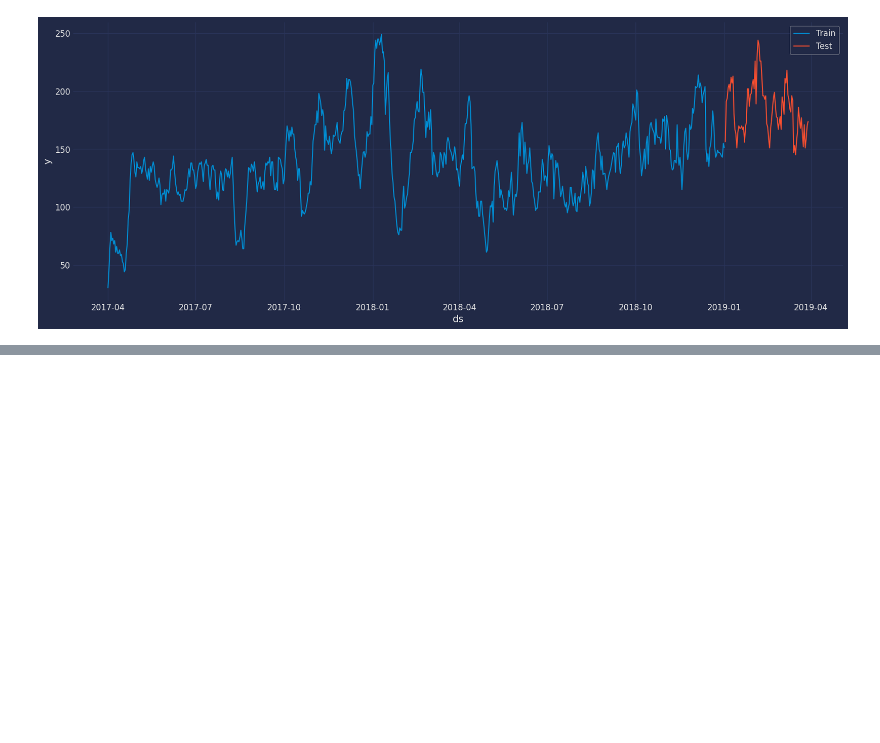
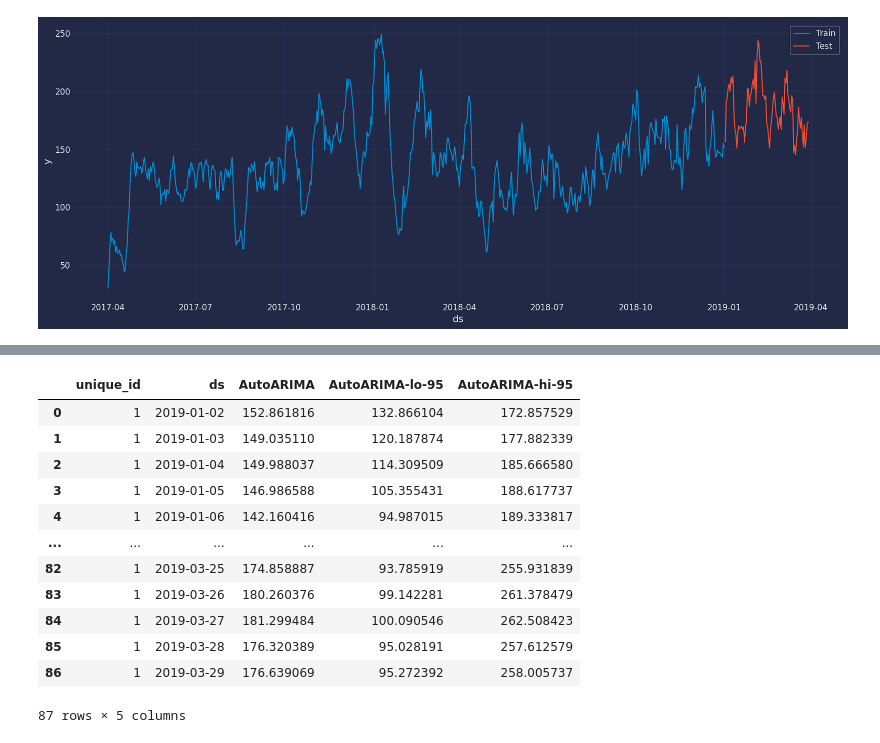
Before and after one commit to Gaby-D/Proyecto_Final_IC_2025, a Jupyter notebook: 09_Usando_Tutorial.ipynb, the cells around one changed output, grey strips where cells are left out. Cells and saved outputs as stored; diff of their text form; code cells hidden in the pictures; blank space fills up the shorter version.

```diff
--- a/09_Usando_Tutorial.ipynb
+++ b/09_Usando_Tutorial.ipynb
@@ -86,0 +179,16 @@ from statsforecast.arima import arima_string
+# %%
+sf.forecast(df=Y_train_df, h=87, level=[95])
+# %% [output]
+|  | unique_id | ds | AutoARIMA | AutoARIMA-lo-95 | AutoARIMA-hi-95 |
+| 0 | 1 | 2019-01-02 | 152.861816 | 132.866104 | 172.857529 |
+| 1 | 1 | 2019-01-03 | 149.035110 | 120.187874 | 177.882339 |
+| 2 | 1 | 2019-01-04 | 149.988037 | 114.309509 | 185.666580 |
+| 3 | 1 | 2019-01-05 | 146.986588 | 105.355431 | 188.617737 |
+| 4 | 1 | 2019-01-06 | 142.160416 | 94.987015 | 189.333817 |
+| ... | ... | ... | ... | ... | ... |
+| 82 | 1 | 2019-03-25 | 174.858887 | 93.785919 | 255.931839 |
+| 83 | 1 | 2019-03-26 | 180.260376 | 99.142281 | 261.378479 |
+| 84 | 1 | 2019-03-27 | 181.299484 | 100.090546 | 262.508423 |
+| 85 | 1 | 2019-03-28 | 176.320389 | 95.028191 | 257.612579 |
+| 86 | 1 | 2019-03-29 | 176.639069 | 95.272392 | 258.005737 |
+87 rows × 5 columns
```
Also changed, not shown: parts of 9 cells of this notebook.
